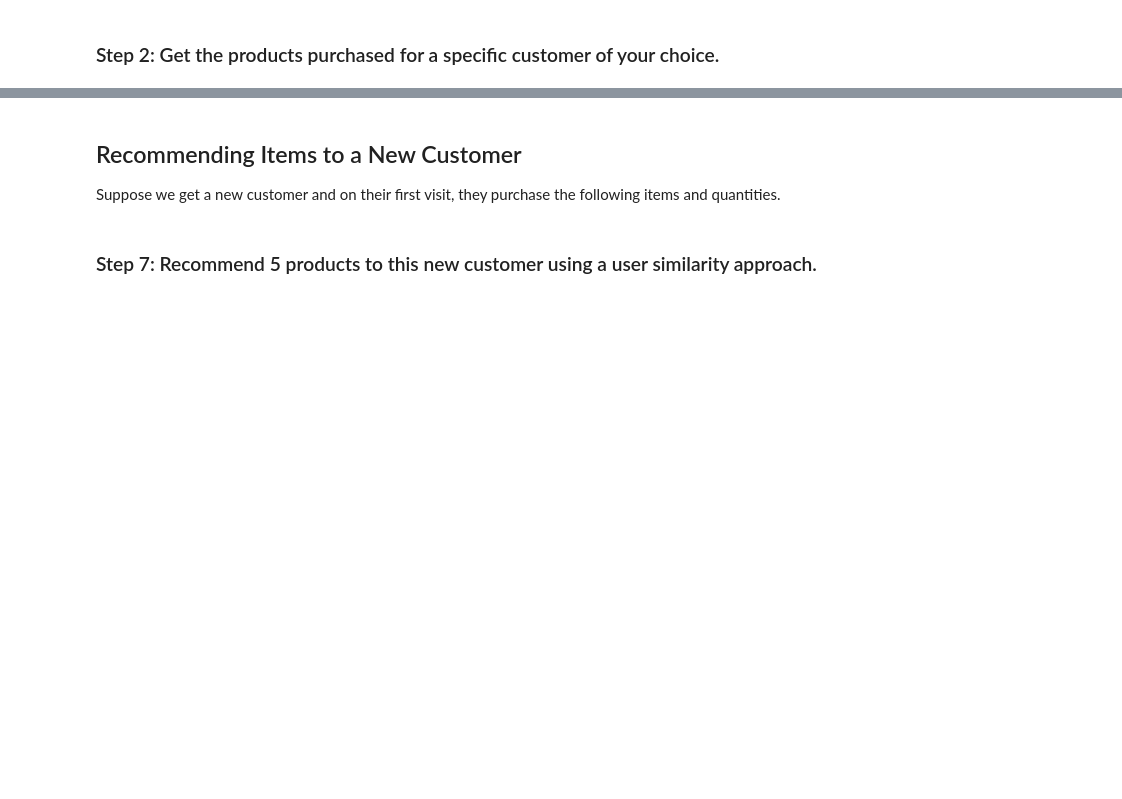
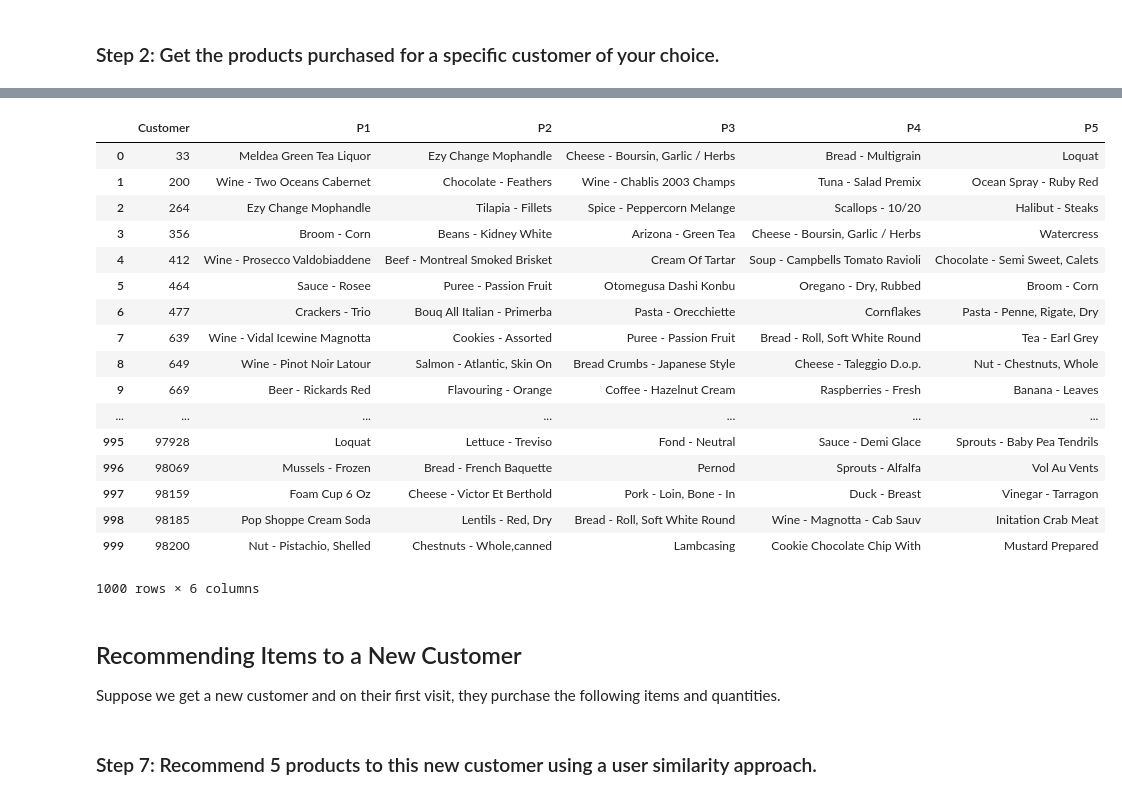
Before and after one commit to LiviaCanet/datamad0119, a Jupyter notebook: module-2/lab-recommender-deepdive/your-code/main.ipynb, the cells around one changed output, grey strips where cells are left out. Cells and saved outputs as stored; diff of their text form; code cells hidden in the pictures; blank space fills up the shorter version.

Commit message:
Pandas df recommendation to each customer

```diff
--- a/module-2/lab-recommender-deepdive/your-code/main.ipynb
+++ b/module-2/lab-recommender-deepdive/your-code/main.ipynb
@@ -187,3 +187,10 @@ recs
 In this section, you will create an item similarity based recommender system in a step-by-step fashion. Whereas our user similarity based recommender leveraged similarities between customers, this recommender will utilize similarities between products. You already have all the tools in your toolbox, so follow each of the steps below to complete this lab.
 # %% [markdown]
 ### Step 1: Create a product distance matrix.
+# %%
+prod_dist_cos = pd.DataFrame(1/(1 + squareform(pdist(cust_prod_pivot.T, 'cosine'))),
+                         index=cust_prod_pivot.T.index, columns=cust_prod_pivot.T.index)
+
+prod_dist_cos.head()
+
+#Basado en similitud de productos en vez de customer
@@ -203,0 +230,8 @@ In this section, you will create an item similarity based recommender system in
+# %%
+for customer in cust_prod_pivot.index:
+    top_prods_by_customer = prod_cust_pivot[customer].sort_values(ascending=False).head()
+    top_related_product_for_product = pd.Series([])
+    for product in top_prods_by_customer.index:
+        top_related_product_for_product = pd.concat([top_related_product_for_product, prod_dist_cos[product].sort_values(ascending=False).head()])
+    print(pd.Series(list(top_related_product_for_product.index.unique())))
+    break
@@ -204,3 +256,36 @@ In this section, you will create an item similarity based recommender system in
+# %%
+df = []
+for customer in cust_prod_pivot.index:
+    top_prods_by_customer = prod_cust_pivot[customer].sort_values(ascending=False).head()
+    top_related_product_for_product = pd.Series([])
+    for product in top_prods_by_customer.index:
+        top_related_product_for_product = pd.concat([top_related_product_for_product,prod_dist_cos[product].sort_values(ascending=False)[1:].head()])
+    top_related_product_for_product = top_related_product_for_product.sort_values(ascending=False)
+    not_acquired = prod_cust_pivot[customer] == 0
+    top_related_product_for_product = top_related_product_for_product[prod_cust_pivot[customer].isin(not_acquired)]
+    top_by_customer_related_products = pd.Series(list(top_related_product_for_product.index.unique())).head()
+    df.append([customer, *top_by_customer_related_products])
+df = pd.DataFrame(df, columns=["Customer","P1","P2","P3","P4","P5"])
+display(df)
+# %% [output]
+|  | Customer | P1 | P2 | P3 | P4 | P5 |
+| 0 | 33 | Meldea Green Tea Liquor | Ezy Change Mophandle | Cheese - Boursin, Garlic / Herbs | Bread - Multigrain | Loquat |
+| 1 | 200 | Wine - Two Oceans Cabernet | Chocolate - Feathers | Wine - Chablis 2003 Champs | Tuna - Salad Premix | Ocean Spray - Ruby Red |
+| 2 | 264 | Ezy Change Mophandle | Tilapia - Fillets | Spice - Peppercorn Melange | Scallops - 10/20 | Halibut - Steaks |
+| 3 | 356 | Broom - Corn | Beans - Kidney White | Arizona - Green Tea | Cheese - Boursin, Garlic / Herbs | Watercress |
+| 4 | 412 | Wine - Prosecco Valdobiaddene | Beef - Montreal Smoked Brisket | Cream Of Tartar | Soup - Campbells Tomato Ravioli | Chocolate - Semi Sweet, Calets |
+| 5 | 464 | Sauce - Rosee | Puree - Passion Fruit | Otomegusa Dashi Konbu | Oregano - Dry, Rubbed | Broom - Corn |
+| 6 | 477 | Crackers - Trio | Bouq All Italian - Primerba | Pasta - Orecchiette | Cornflakes | Pasta - Penne, Rigate, Dry |
+| 7 | 639 | Wine - Vidal Icewine Magnotta | Cookies - Assorted | Puree - Passion Fruit | Bread - Roll, Soft White Round | Tea - Earl Grey |
+| 8 | 649 | Wine - Pinot Noir Latour | Salmon - Atlantic, Skin On | Bread Crumbs - Japanese Style | Cheese - Taleggio D.o.p. | Nut - Chestnuts, Whole |
+| 9 | 669 | Beer - Rickards Red | Flavouring - Orange | Coffee - Hazelnut Cream | Raspberries - Fresh | Banana - Leaves |
+| ... | ... | ... | ... | ... | ... | ... |
+| 995 | 97928 | Loquat | Lettuce - Treviso | Fond - Neutral | Sauce - Demi Glace | Sprouts - Baby Pea Tendrils |
+| 996 | 98069 | Mussels - Frozen | Bread - French Baquette | Pernod | Sprouts - Alfalfa | Vol Au Vents |
+| 997 | 98159 | Foam Cup 6 Oz | Cheese - Victor Et Berthold | Pork - Loin, Bone - In | Duck - Breast | Vinegar - Tarragon |
+| 998 | 98185 | Pop Shoppe Cream Soda | Lentils - Red, Dry | Bread - Roll, Soft White Round | Wine - Magnotta - Cab Sauv | Initation Crab Meat |
+| 999 | 98200 | Nut - Pistachio, Shelled | Chestnuts - Whole,canned | Lambcasing | Cookie Chocolate Chip With | Mustard Prepared |
+1000 rows × 6 columns
 # %% [markdown]
 ## Recommending Items to a New Customer
 
```
Also changed, not shown: parts of 7 cells of this notebook.
